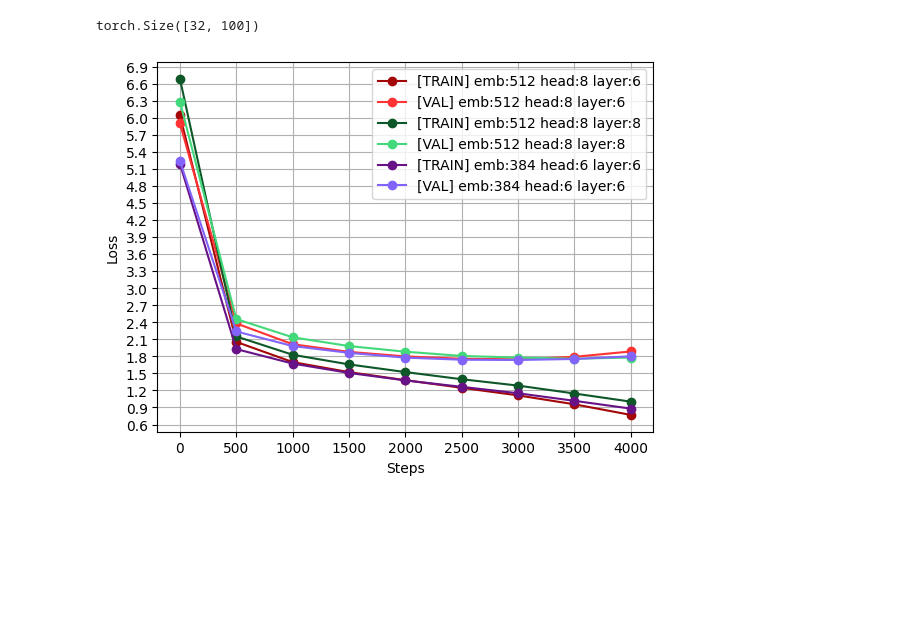
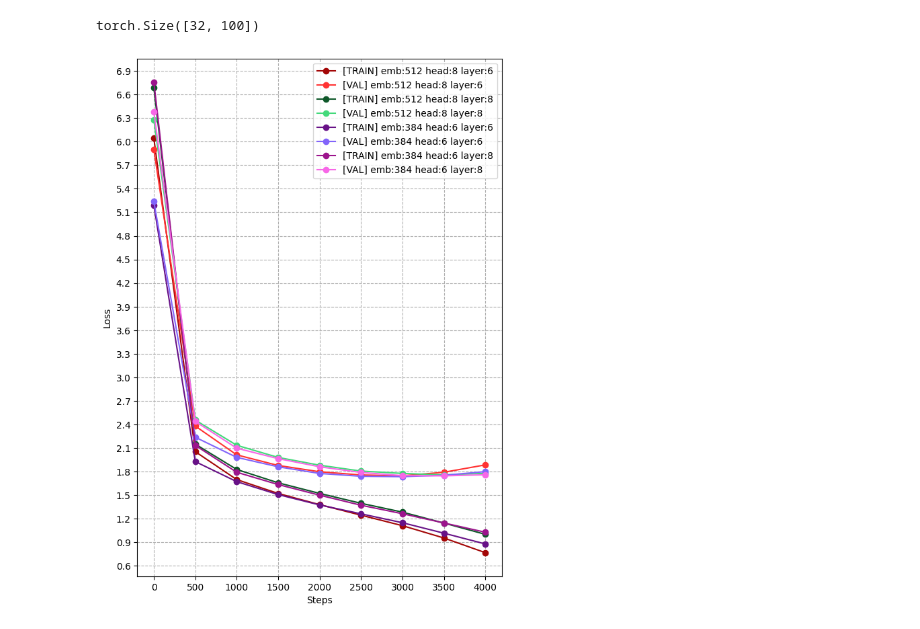
Before and after one commit to robuno/ml-pground-and-from-scratch, a Jupyter notebook: karpatgpt_full.ipynb, the cells around one changed output. Cells and saved outputs as stored; diff of their text form; code cells hidden in the pictures; blank space fills up the shorter version.

```diff
--- a/karpatgpt_full.ipynb
+++ b/karpatgpt_full.ipynb
@@ -785,6 +785,7 @@ from matplotlib.ticker import MultipleLocator
 def plot_losses(loss_lists, labels):
 
     steps = range(0, 4500, 500)
+    plt.figure(figsize=(7, 10))
     for losses, label, color in zip(loss_lists, labels, colors):
         plt.plot(steps,
                  losses,
@@ -798,7 +799,7 @@ def plot_losses(loss_lists, labels):
     # plt.yticks(loss_lists[0])
     plt.gca().yaxis.set_major_locator(MultipleLocator(0.3))
     plt.legend()
-    plt.grid(True)
+    plt.grid(True, linestyle='--')
     plt.show()
 
 loss_lists = [
@@ -810,34 +811,38 @@ loss_lists = [
     [6.6845, 2.1501, 1.8279, 1.6580, 1.5231, 1.3972, 1.2849, 1.1456, 1.0023],
     [6.2800, 2.4563, 2.1355, 1.9811, 1.8819, 1.8074, 1.7776, 1.7585, 1.7788],
 
     # emb:384 head:6 layer:6 blocksize:256
     [5.1902, 1.9277, 1.6728, 1.508, 1.3763, 1.2632, 1.1498, 1.0169, 0.8796],
     [5.2375, 2.238, 1.9818, 1.8615, 1.7773, 1.7407, 1.7363, 1.7539, 1.8003],
 
-
+    # n_embd: 384 n_head: 6 n_layer: 8 block_size: 256 // head-dim = 64.0
+    [6.7577, 2.1341, 1.7923, 1.6357, 1.5007, 1.3724, 1.2645, 1.1468, 1.0288],
+    [6.3785, 2.4396, 2.0986, 1.9656, 1.8620, 1.7900, 1.7493, 1.7461, 1.7604]
 
 ]
 labels = ['[TRAIN] emb:512 head:8 layer:6',
           '[VAL] emb:512 head:8 layer:6',
 
-        '[TRAIN] emb:512 head:8 layer:8',
+          '[TRAIN] emb:512 head:8 layer:8',
           '[VAL] emb:512 head:8 layer:8',
 
           '[TRAIN] emb:384 head:6 layer:6',
           '[VAL] emb:384 head:6 layer:6',
 
+          '[TRAIN] emb:384 head:6 layer:8',
+          '[VAL] emb:384 head:6 layer:8',
 
 
           ]
 
 colors = ['#a30707', '#ff3333',
           '#0e5729', '#43d97a',
           '#681287', '#8264fa',
-        #   '#9c148c', '#f768e7',
+          '#9c148c', '#f768e7',
         #   '#e35a10', '#f7a97e',
         #   '#10574c,','#95ede0'
           ]
 
 plot_losses(loss_lists, labels)
 # %% [output]
-[figure, old version]
+[figure, new version]
```
Also changed, not shown: 2 other files.
